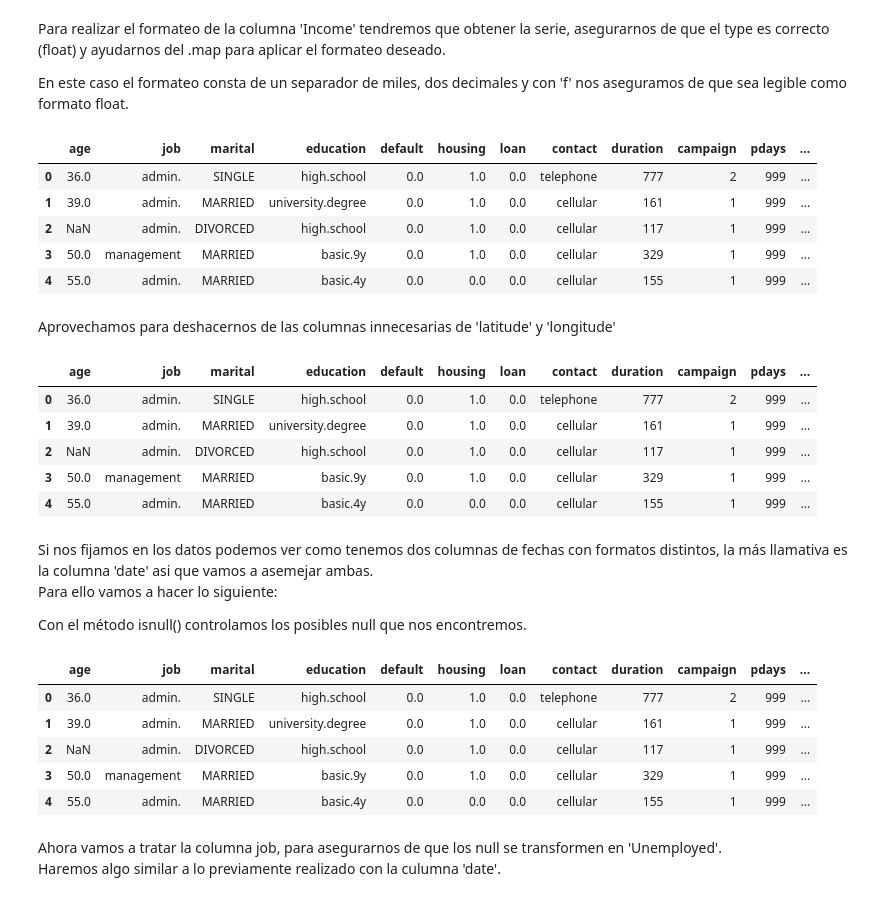
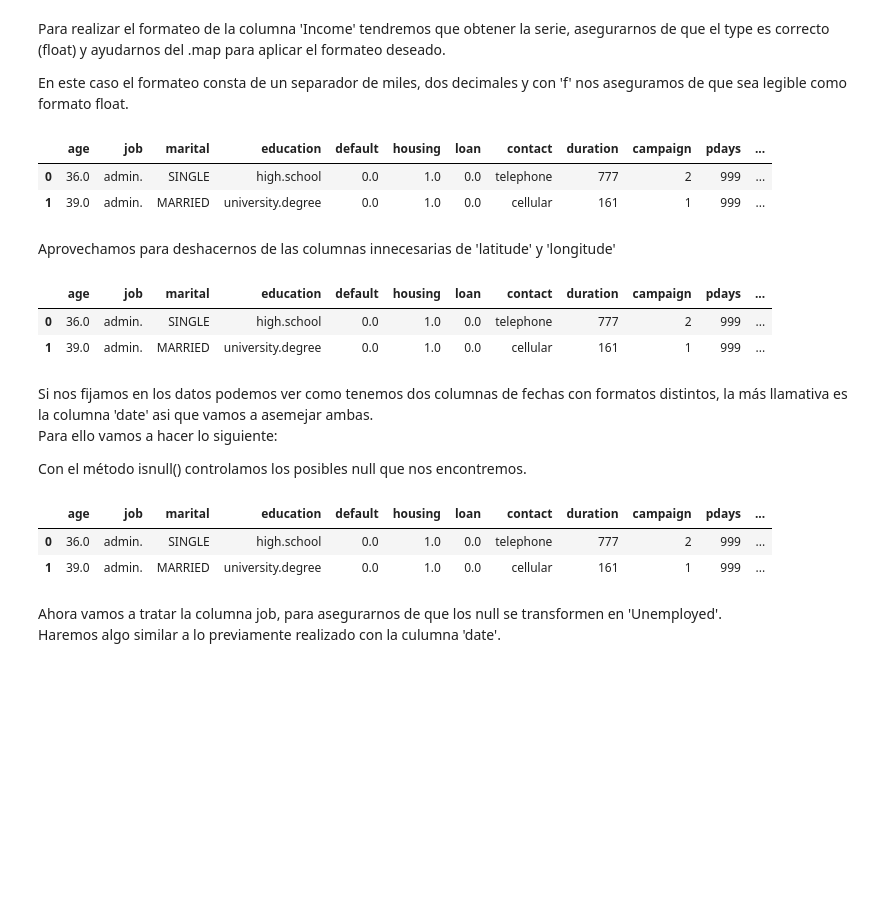
Before and after one commit to OscarCasahe/Python_for_data, a Jupyter notebook: dev/proyecto_EDA.ipynb, the cells around one changed output. Cells and saved outputs as stored; diff of their text form; code cells hidden in the pictures; blank space fills up the shorter version.

```diff
--- a/dev/proyecto_EDA.ipynb
+++ b/dev/proyecto_EDA.ipynb
@@ -112,28 +99,22 @@ Para realizar el formateo de la columna 'Income' tendremos que obtener la serie,
 En este caso el formateo consta de un separador de miles, dos decimales y con 'f' nos aseguramos de que sea legible como formato float.
 # %%
 bank_data['Income'] = bank_data['Income'].astype(float).round(2)
-bank_data.head()
+bank_data.head(2)
 # %% [output]
 |  | age | job | marital | education | default | housing | loan | contact | duration | campaign | pdays | ... |
 | 0 | 36.0 | admin. | SINGLE | high.school | 0.0 | 1.0 | 0.0 | telephone | 777 | 2 | 999 | ... |
 | 1 | 39.0 | admin. | MARRIED | university.degree | 0.0 | 1.0 | 0.0 | cellular | 161 | 1 | 999 | ... |
-| 2 | NaN | admin. | DIVORCED | high.school | 0.0 | 1.0 | 0.0 | cellular | 117 | 1 | 999 | ... |
-| 3 | 50.0 | management | MARRIED | basic.9y | 0.0 | 1.0 | 0.0 | cellular | 329 | 1 | 999 | ... |
-| 4 | 55.0 | admin. | MARRIED | basic.4y | 0.0 | 0.0 | 0.0 | cellular | 155 | 1 | 999 | ... |
 # %% [markdown]
 Aprovechamos para deshacernos de las columnas innecesarias de 'latitude' y 'longitude'
 # %%
 bank_data.drop("latitude",axis = 1,inplace = True)
 bank_data.drop("longitude",axis = 1,inplace = True)
 
-bank_data.head()
+bank_data.head(2)
 # %% [output]
 |  | age | job | marital | education | default | housing | loan | contact | duration | campaign | pdays | ... |
 | 0 | 36.0 | admin. | SINGLE | high.school | 0.0 | 1.0 | 0.0 | telephone | 777 | 2 | 999 | ... |
 | 1 | 39.0 | admin. | MARRIED | university.degree | 0.0 | 1.0 | 0.0 | cellular | 161 | 1 | 999 | ... |
-| 2 | NaN | admin. | DIVORCED | high.school | 0.0 | 1.0 | 0.0 | cellular | 117 | 1 | 999 | ... |
-| 3 | 50.0 | management | MARRIED | basic.9y | 0.0 | 1.0 | 0.0 | cellular | 329 | 1 | 999 | ... |
-| 4 | 55.0 | admin. | MARRIED | basic.4y | 0.0 | 0.0 | 0.0 | cellular | 155 | 1 | 999 | ... |
 # %% [markdown]
 Si nos fijamos en los datos podemos ver como tenemos dos columnas de fechas con formatos distintos, la más llamativa es la columna 'date' asi que vamos a asemejar ambas.
 Para ello vamos a hacer lo siguiente:
@@ -155,14 +136,11 @@ def format_date(date):
 
 bank_data['date'] = bank_data['date'].apply(format_date)
 
-bank_data.head()
+bank_data.head(2)
 # %% [output]
 |  | age | job | marital | education | default | housing | loan | contact | duration | campaign | pdays | ... |
 | 0 | 36.0 | admin. | SINGLE | high.school | 0.0 | 1.0 | 0.0 | telephone | 777 | 2 | 999 | ... |
 | 1 | 39.0 | admin. | MARRIED | university.degree | 0.0 | 1.0 | 0.0 | cellular | 161 | 1 | 999 | ... |
-| 2 | NaN | admin. | DIVORCED | high.school | 0.0 | 1.0 | 0.0 | cellular | 117 | 1 | 999 | ... |
-| 3 | 50.0 | management | MARRIED | basic.9y | 0.0 | 1.0 | 0.0 | cellular | 329 | 1 | 999 | ... |
-| 4 | 55.0 | admin. | MARRIED | basic.4y | 0.0 | 0.0 | 0.0 | cellular | 155 | 1 | 999 | ... |
 # %% [markdown]
 Ahora vamos a tratar la columna job, para asegurarnos de que los null se transformen en 'Unemployed'.
 Haremos algo similar a lo previamente realizado con la culumna 'date'.
```
Also changed, not shown: parts of 31 cells of this notebook, 1 other file.
